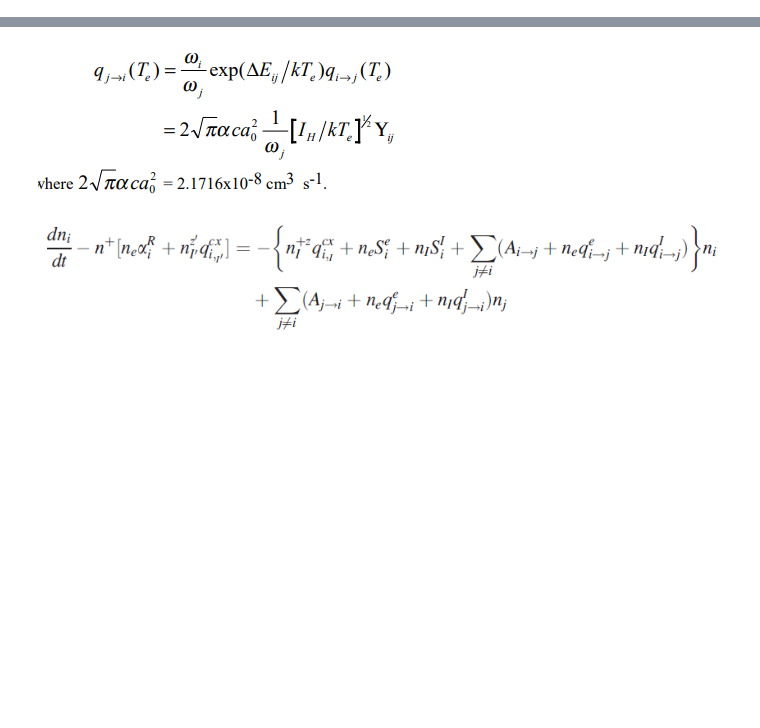
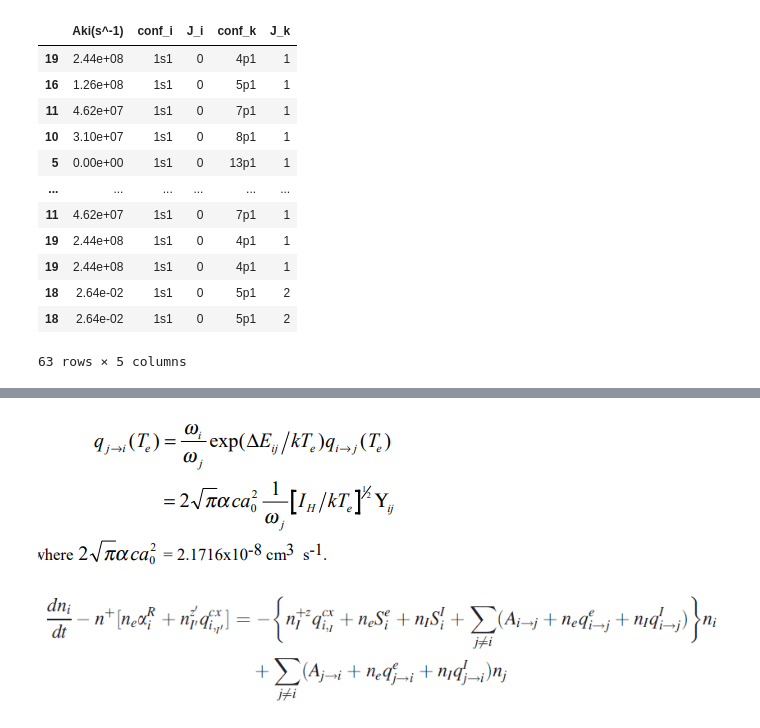
Before and after one commit to nadyayal/CRM, a Jupyter notebook: CRM1.ipynb, the cells around one changed output, grey strips where cells are left out. Drawn from its saved outputs; the diff is of its cells as text; code cells hidden in the pictures; blank space fills up the shorter version.

```diff
--- a/CRM1.ipynb
+++ b/CRM1.ipynb
@@ -159,6 +161,10 @@ See the caveats in the documentation: https://pandas.pydata.org/pandas-docs/stab
 A value is trying to be set on a copy of a slice from a DataFrame
 
 See the caveats in the documentation: https://pandas.pydata.org/pandas-docs/stable/user_guide/indexing.html#returning-a-view-versus-a-copy
+# %%
+for i in ['Ei(eV)', 'Ek(eV)', 'term_i', 'term_k']:
+       df_nist = df_nist.drop({i}, axis=1)
+df_nist = df_nist.replace({'1s2': '1s1'})
 # %%
 df_ex, df_i, df_config = read_adas4("/content/drive/MyDrive/CRM_data/helike_hps02he.dat", 'S')
 _, df_r, _ = read_adas4("/content/drive/MyDrive/CRM_data/helike_kvi97#he0.dat", 'R')
@@ -169,0 +239,16 @@ df_new_nist = df_new_nist.drop({'obs_wl_vac(nm)', 'intens'}, axis=1)
+# %%
+df_nist.iloc[l]
+# %% [output]
+|  | Aki(s^-1) | conf_i | J_i | conf_k | J_k |
+| 19 | 2.44e+08 | 1s1 | 0 | 4p1 | 1 |
+| 16 | 1.26e+08 | 1s1 | 0 | 5p1 | 1 |
+| 11 | 4.62e+07 | 1s1 | 0 | 7p1 | 1 |
+| 10 | 3.10e+07 | 1s1 | 0 | 8p1 | 1 |
+| 5 | 0.00e+00 | 1s1 | 0 | 13p1 | 1 |
+| ... | ... | ... | ... | ... | ... |
+| 11 | 4.62e+07 | 1s1 | 0 | 7p1 | 1 |
+| 19 | 2.44e+08 | 1s1 | 0 | 4p1 | 1 |
+| 19 | 2.44e+08 | 1s1 | 0 | 4p1 | 1 |
+| 18 | 2.64e-02 | 1s1 | 0 | 5p1 | 2 |
+| 18 | 2.64e-02 | 1s1 | 0 | 5p1 | 2 |
+63 rows × 5 columns
```
Also changed, not shown: parts of 28 cells of this notebook.
